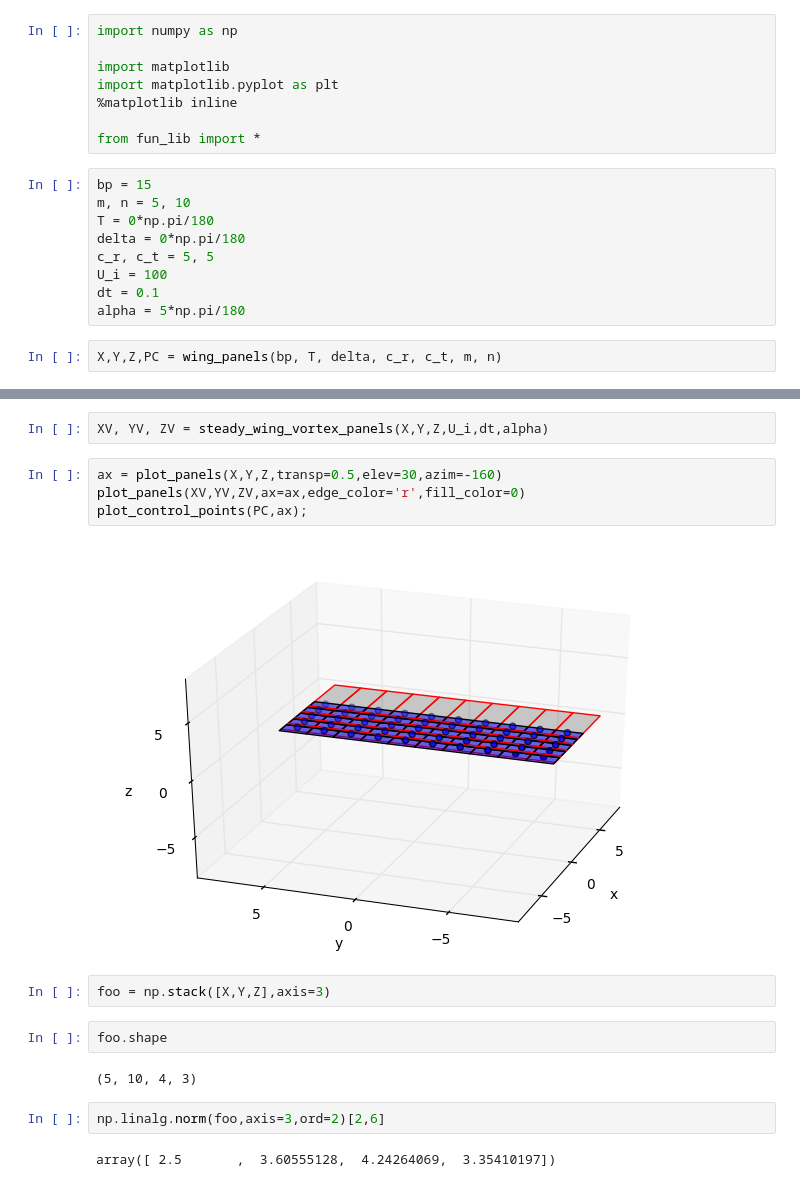
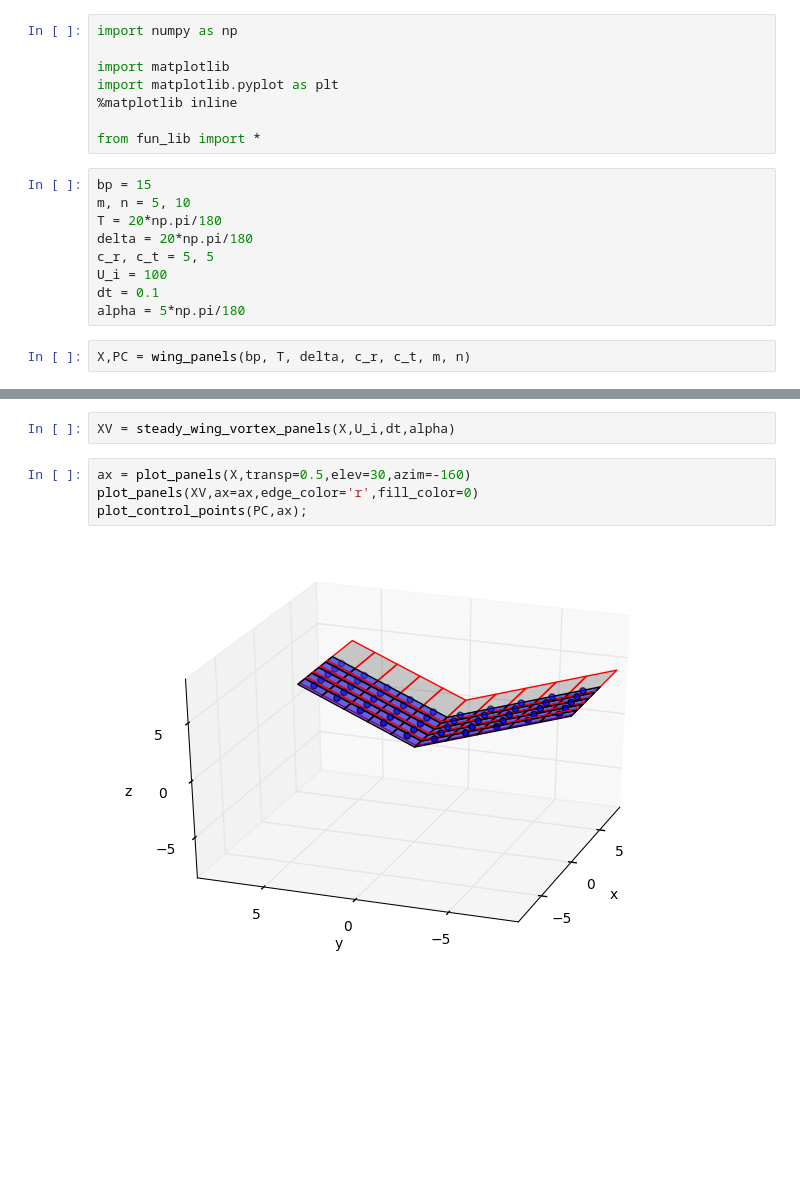
Before and after one commit to partmor/ezaero, a Jupyter notebook: aero.ipynb, the cells around one changed output, grey strips where cells are left out. Drawn from its saved outputs; the diff is of its cells as text; blank space fills up the shorter version.

Commit message:
tested biot-savart law evaluator. wing aic matrix done. other minor refactoring. TODO: wake panels contribution and rhs

```diff
--- a/aero.ipynb
+++ b/aero.ipynb
@@ -9,12 +9,12 @@ from fun_lib import *
 # %%
 bp = 15
 m, n = 5, 10
-T = 0*np.pi/180
-delta = 0*np.pi/180
+T = 20*np.pi/180
+delta = 20*np.pi/180
 c_r, c_t = 5, 5
 U_i = 100
 dt = 0.1
 alpha = 5*np.pi/180
 # %%
-X,Y,Z,PC = wing_panels(bp, T, delta, c_r, c_t, m, n)
+X,PC = wing_panels(bp, T, delta, c_r, c_t, m, n)
 # %%
@@ -24,18 +24,8 @@ plot_panels(X,Y,Z);
 # %%
-XV, YV, ZV = steady_wing_vortex_panels(X,Y,Z,U_i,dt,alpha)
+XV = steady_wing_vortex_panels(X,U_i,dt,alpha)
 # %%
-ax = plot_panels(X,Y,Z,transp=0.5,elev=30,azim=-160)
-plot_panels(XV,YV,ZV,ax=ax,edge_color='r',fill_color=0)
+ax = plot_panels(X,transp=0.5,elev=30,azim=-160)
+plot_panels(XV,ax=ax,edge_color='r',fill_color=0)
 plot_control_points(PC,ax);
 # %% [output]
-[figure, old version]
+[figure, new version]
-# %%
-foo = np.stack([X,Y,Z],axis=3)
-# %%
-foo.shape
-# %% [output]
-(5, 10, 4, 3)
-# %%
-np.linalg.norm(foo,axis=3,ord=2)[2,6]
-# %% [output]
-array([ 2.5       ,  3.60555128,  4.24264069,  3.35410197])
```
Also changed, not shown: parts of 13 cells of this notebook, 1 other file.
